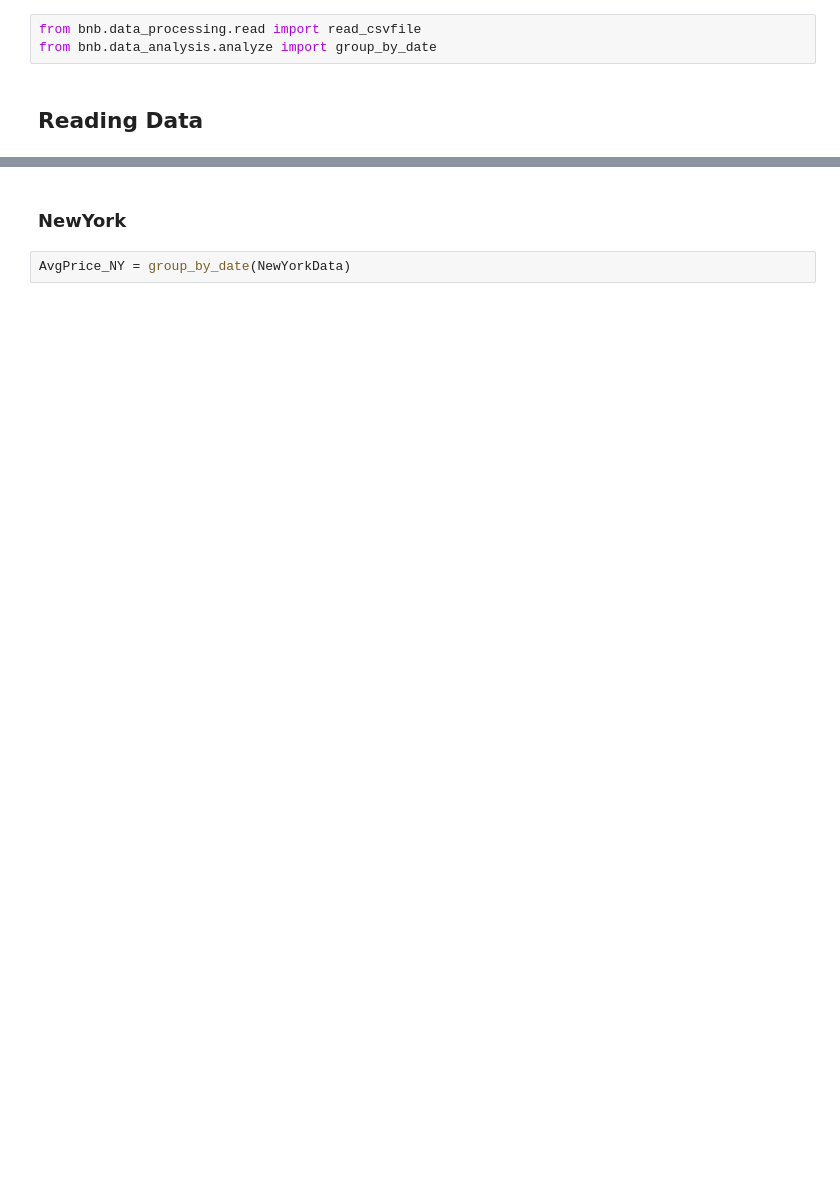
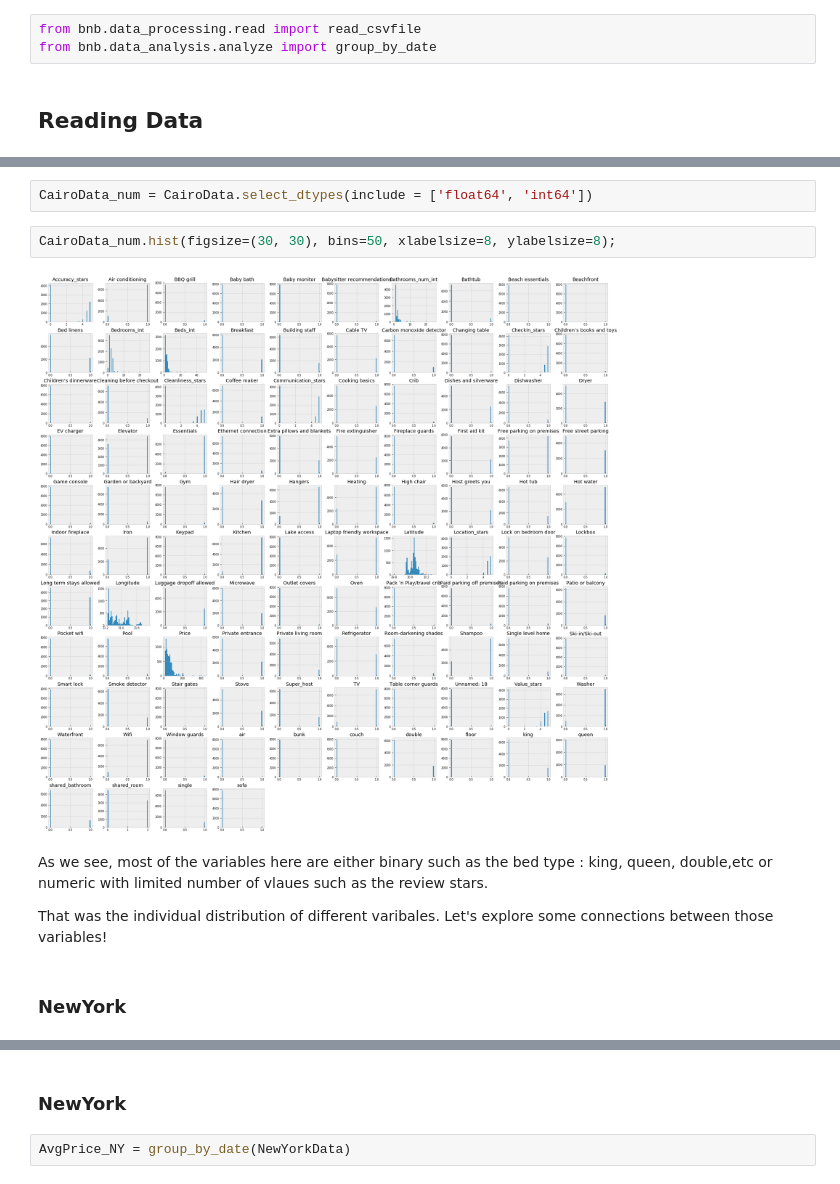
Before and after one commit to nickbent/AirBnB, a Jupyter notebook: notebooks/Exploratory Data Analysis.ipynb, the cells around one changed output, grey strips where cells are left out. Saved outputs shown, nothing was run; the diff lists cells and outputs as text; blank space fills up the shorter version.

```diff
--- a/notebooks/Exploratory Data Analysis.ipynb
+++ b/notebooks/Exploratory Data Analysis.ipynb
@@ -26,0 +112,12 @@ from bnb.data_analysis.analyze import group_by_date
+# %%
+CairoData_num = CairoData.select_dtypes(include = ['float64', 'int64'])
+# %%
+CairoData_num.hist(figsize=(30, 30), bins=50, xlabelsize=8, ylabelsize=8);
+# %% [output]
+[figure, added]
+# %% [markdown]
+As we see, most of the variables here are either binary such as the bed type : king, queen, double,etc or numeric with limited number of vlaues such as the review stars.
+
+That was the individual distribution of different varibales. Let's explore some connections between those variables!
+# %% [markdown]
+### NewYork
```
Also changed, not shown: parts of 104 cells of this notebook, 1 other file.
